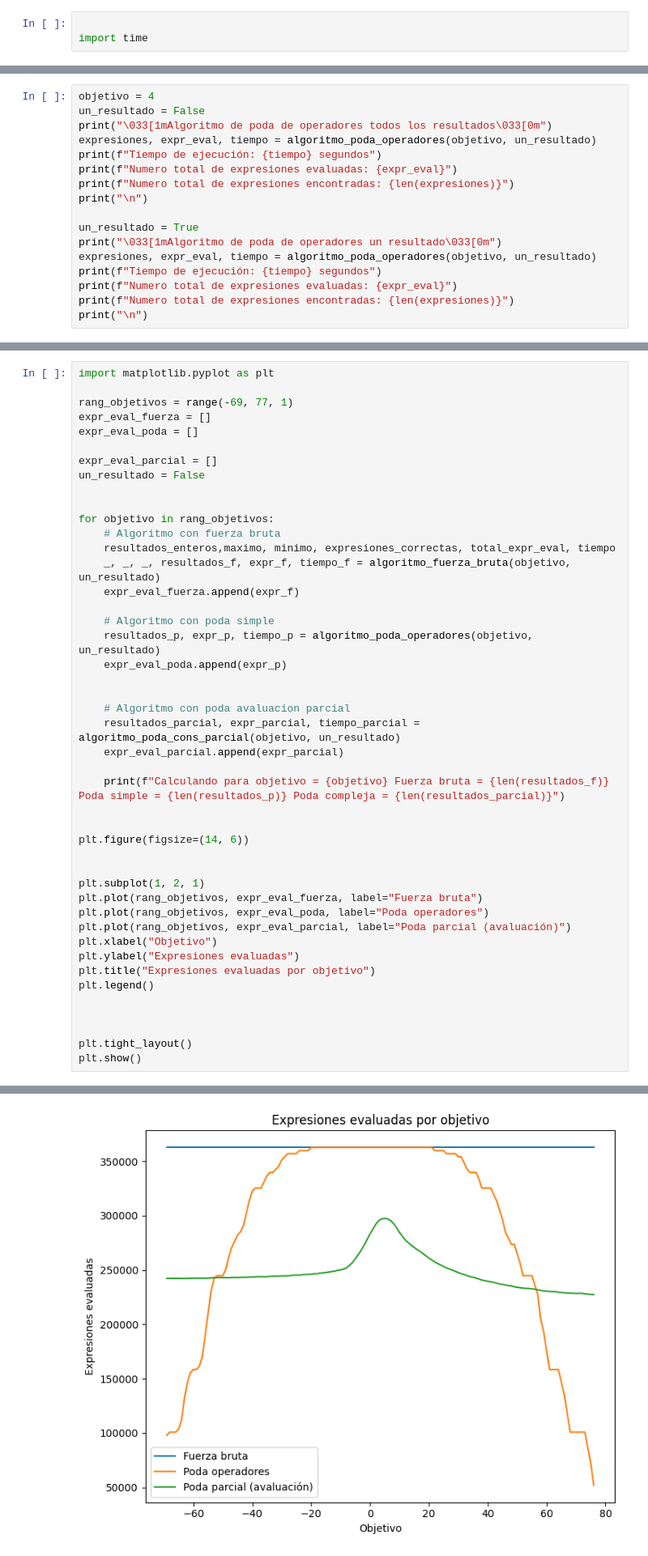
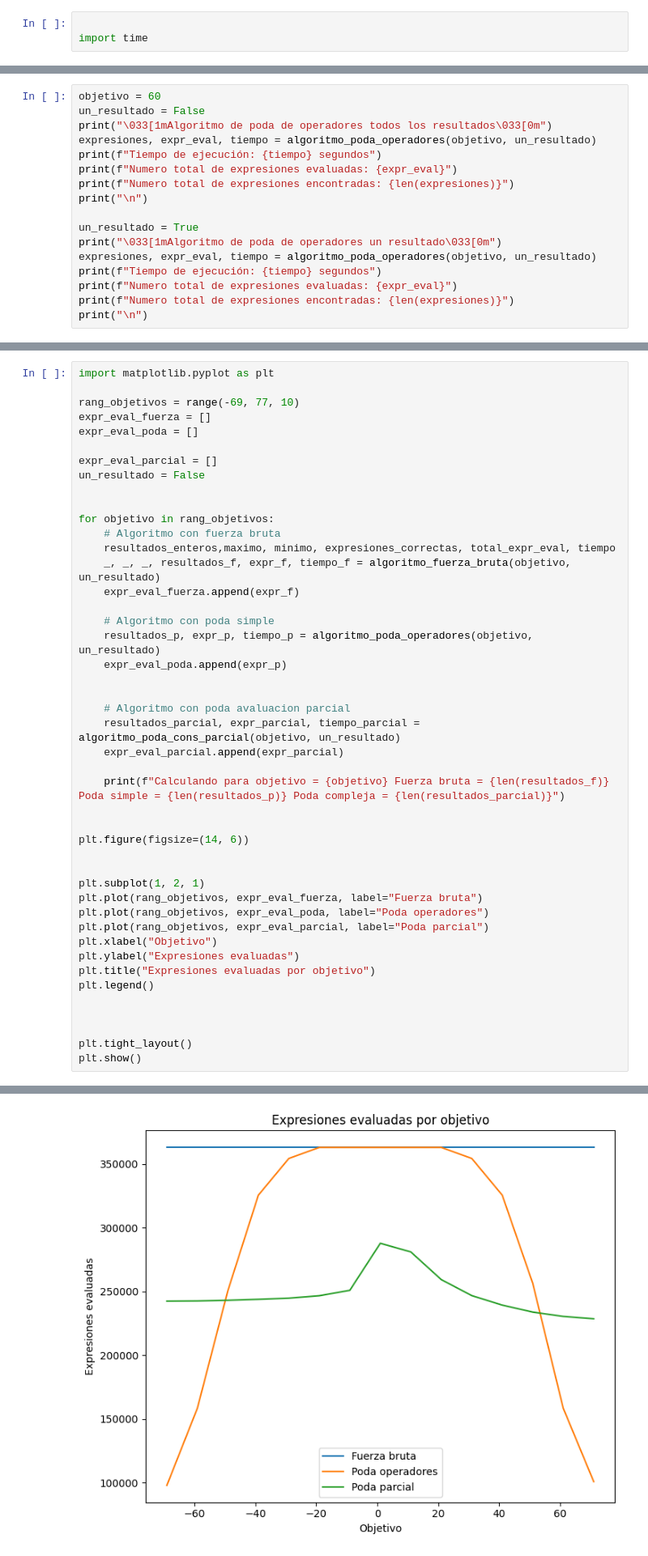
Before and after one commit to polxo00/Algoritmos-de-optimizacion, a Jupyter notebook: Seminario_Algoritmos.ipynb, the cells around one changed output, grey strips where cells are left out. Shown: that part at 81% size. Cells and saved outputs as stored; diff of their text form.

```diff
--- a/Seminario_Algoritmos.ipynb
+++ b/Seminario_Algoritmos.ipynb
@@ -281,7 +278,7 @@ def algoritmo_poda_operadores(objetivo, un_resultado):
     end = time.perf_counter()
     return expresiones_correctas, contador, end - start
 # %%
-objetivo = 4
+objetivo = 60
 un_resultado = False
 print("\033[1mAlgoritmo de poda de operadores todos los resultados\033[0m")
 expresiones, expr_eval, tiempo = algoritmo_poda_operadores(objetivo, un_resultado)
@@ -417,7 +420,7 @@ Numero total de expresiones encontradas: 1
 # %%
 import matplotlib.pyplot as plt
 
-rang_objetivos = range(-69, 77, 1)
+rang_objetivos = range(-69, 77, 10)
 expr_eval_fuerza = []
 expr_eval_poda = []
 
@@ -449,7 +452,7 @@ plt.figure(figsize=(14, 6))
 plt.subplot(1, 2, 1)
 plt.plot(rang_objetivos, expr_eval_fuerza, label="Fuerza bruta")
 plt.plot(rang_objetivos, expr_eval_poda, label="Poda operadores")
-plt.plot(rang_objetivos, expr_eval_parcial, label="Poda parcial (avaluación)")
+plt.plot(rang_objetivos, expr_eval_parcial, label="Poda parcial")
 plt.xlabel("Objetivo")
 plt.ylabel("Expresiones evaluadas")
 plt.title("Expresiones evaluadas por objetivo")
@@ -480 +481 @@ Calculando para objetivo = 76 Fuerza bruta = 80 Poda simple = 80 Poda compleja =
-[figure, old version]
+[figure, new version]
```
Also changed, not shown: parts of 37 cells of this notebook.
